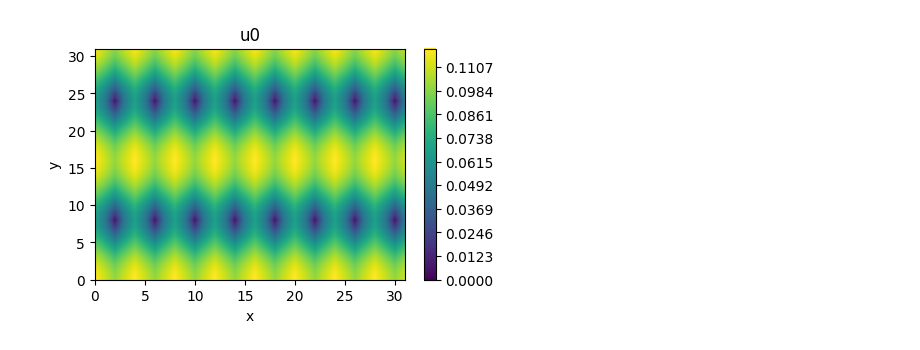
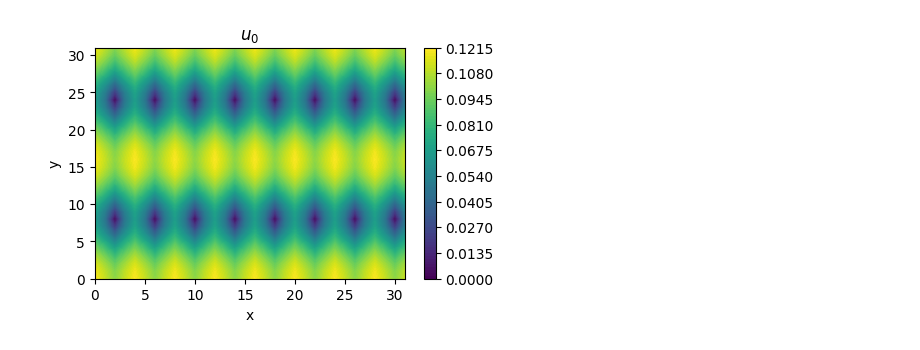
Before and after one commit to Harmon9802/QuantumLBM, a Jupyter notebook: classical_kolmogorov/kolmogorov_exact_xy.ipynb, the cells around one changed output. Saved outputs shown, nothing was run; the diff lists cells and outputs as text; code cells hidden in the pictures.

```diff
--- a/classical_kolmogorov/kolmogorov_exact_xy.ipynb
+++ b/classical_kolmogorov/kolmogorov_exact_xy.ipynb
@@ -98,15 +98,14 @@ def get_macro_quantities(fi):
 # %%
 _, ux0, uy0 = get_macro_quantities(fi)
 u0 = np.sqrt(ux0**2 + uy0**2)
 
 plt.figure(figsize=(5, 3))
-contour = plt.contour(X, Y, u0, levels=400, cmap='viridis')
+contour = plt.contourf(X, Y, u0, levels=100, cmap='viridis')
 plt.colorbar(contour)
-plt.title("u0")
+plt.title("$u_0$")
 plt.xlabel("x")
 plt.ylabel("y")
-plt.grid(alpha=0.3)
 plt.show()
 # %% [output]
-[figure, old version]
+[figure, new version]
 # %%
```
Also changed, not shown: parts of 4 cells of this notebook, 15 other files.
